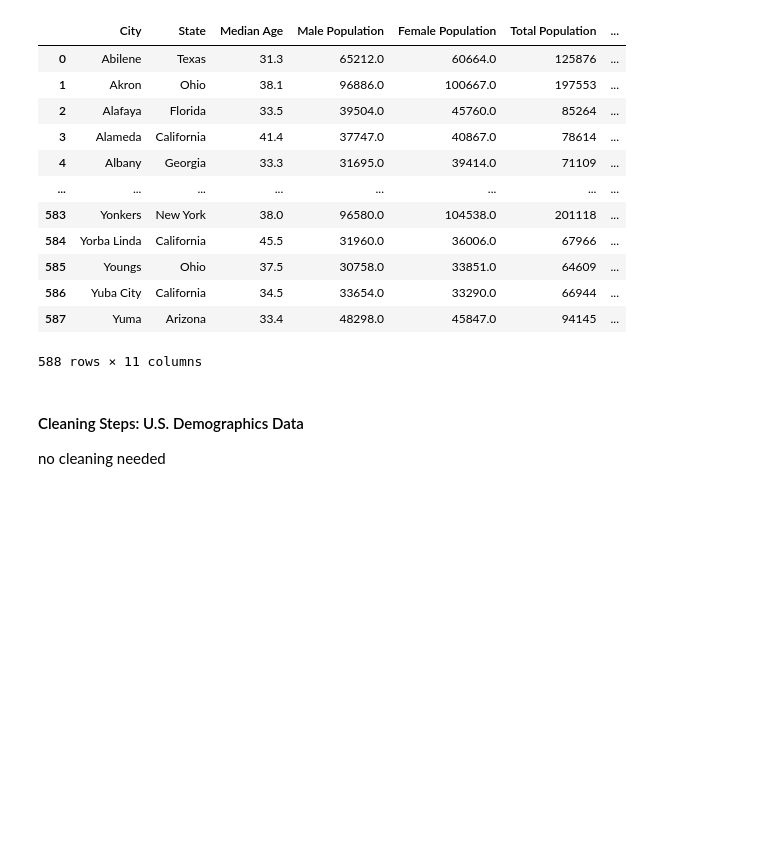
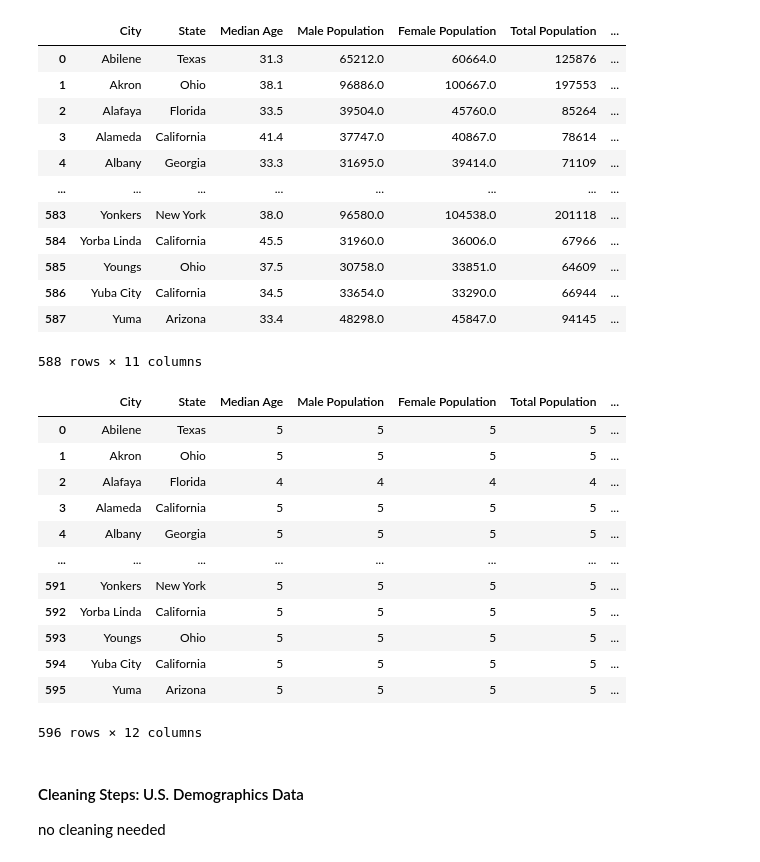
Before and after one commit to euweb/CapstoneProject, a Jupyter notebook: Capstone Project Template.ipynb, the cells around one changed output. Saved outputs shown, nothing was run; the diff lists cells and outputs as text; code cells hidden in the pictures; blank space fills up the shorter version.

Commit message:
adjust columns

```diff
--- a/Capstone Project Template.ipynb
+++ b/Capstone Project Template.ipynb
@@ -340,6 +319,22 @@ dem_df.groupby(by=dem_df.iloc[:,:-2].columns.tolist(), as_index=False)['Count'].
 | 586 | Yuba City | California | 34.5 | 33654.0 | 33290.0 | 66944 | ... |
 | 587 | Yuma | Arizona | 33.4 | 48298.0 | 45847.0 | 94145 | ... |
 588 rows × 11 columns
+# %%
+dem_df.groupby(by=['City','State'], as_index=False).count()
+# %% [output]
+|  | City | State | Median Age | Male Population | Female Population | Total Population | ... |
+| 0 | Abilene | Texas | 5 | 5 | 5 | 5 | ... |
+| 1 | Akron | Ohio | 5 | 5 | 5 | 5 | ... |
+| 2 | Alafaya | Florida | 4 | 4 | 4 | 4 | ... |
+| 3 | Alameda | California | 5 | 5 | 5 | 5 | ... |
+| 4 | Albany | Georgia | 5 | 5 | 5 | 5 | ... |
+| ... | ... | ... | ... | ... | ... | ... | ... |
+| 591 | Yonkers | New York | 5 | 5 | 5 | 5 | ... |
+| 592 | Yorba Linda | California | 5 | 5 | 5 | 5 | ... |
+| 593 | Youngs | Ohio | 5 | 5 | 5 | 5 | ... |
+| 594 | Yuba City | California | 5 | 5 | 5 | 5 | ... |
+| 595 | Yuma | Arizona | 5 | 5 | 5 | 5 | ... |
+596 rows × 12 columns
 # %% [markdown]
 #### Cleaning Steps: U.S. Demographics Data
 
```
Also changed, not shown: parts of 2 cells of this notebook.
